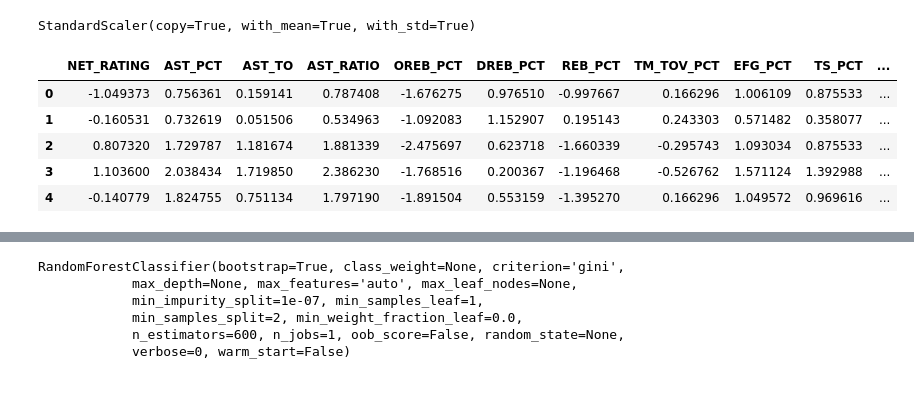
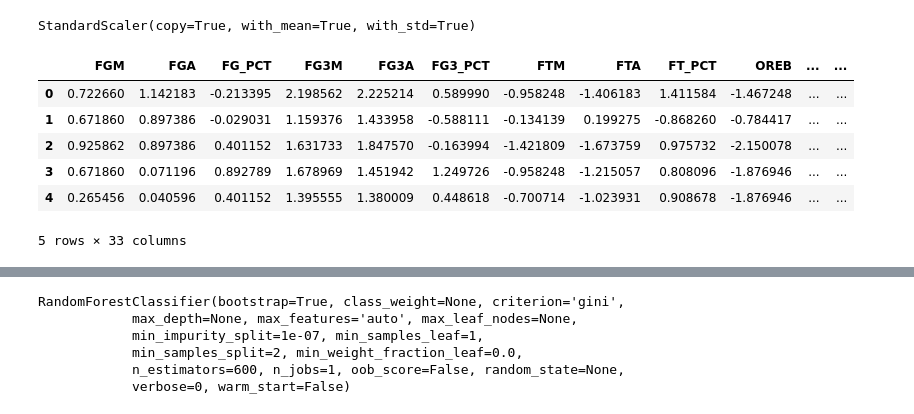
Before and after one commit to parasm/NBAPlayoffPredictor, a Jupyter notebook: playoffs/playoffs_tensor.ipynb, the cells around one changed output, grey strips where cells are left out. Drawn from its saved outputs; the diff is of its cells as text; code cells hidden in the pictures.

```diff
--- a/playoffs/playoffs_tensor.ipynb
+++ b/playoffs/playoffs_tensor.ipynb
@@ -59,3 +60,5 @@ regular_features = regular_stats[['FGM', 'FGA', 'FG_PCT', 'FG3M', 'FG3A', 'FG3_P
 advs_features = advs_stats[['NET_RATING', 'AST_PCT', 'AST_TO',
        'AST_RATIO', 'OREB_PCT', 'DREB_PCT', 'REB_PCT', 'TM_TOV_PCT', 'EFG_PCT',
        'TS_PCT', 'PACE', 'PIE']]
+# %%
+reg_adv = pd.concat([regular_features,advs_features],axis = 1)
@@ -67,21 +90,22 @@ from sklearn.preprocessing import StandardScaler
 # %%
 scaler = StandardScaler()
 # %%
-scaler.fit(advs_features)
+scaler.fit(reg_adv)
 # %% [output]
 StandardScaler(copy=True, with_mean=True, with_std=True)
 # %%
-scaled_features = scaler.fit_transform(advs_features)
+scaled_features = scaler.fit_transform(reg_adv)
 # %%
-df_advs_feat = pd.DataFrame(scaled_features,columns = advs_features.columns)
+df_advs_feat = pd.DataFrame(scaled_features,columns = reg_adv.columns)
 df_advs_feat.head()
 # %% [output]
-|  | NET_RATING | AST_PCT | AST_TO | AST_RATIO | OREB_PCT | DREB_PCT | REB_PCT | TM_TOV_PCT | EFG_PCT | TS_PCT | ... |
-| 0 | -1.049373 | 0.756361 | 0.159141 | 0.787408 | -1.676275 | 0.976510 | -0.997667 | 0.166296 | 1.006109 | 0.875533 | ... |
-| 1 | -0.160531 | 0.732619 | 0.051506 | 0.534963 | -1.092083 | 1.152907 | 0.195143 | 0.243303 | 0.571482 | 0.358077 | ... |
-| 2 | 0.807320 | 1.729787 | 1.181674 | 1.881339 | -2.475697 | 0.623718 | -1.660339 | -0.295743 | 1.093034 | 0.875533 | ... |
-| 3 | 1.103600 | 2.038434 | 1.719850 | 2.386230 | -1.768516 | 0.200367 | -1.196468 | -0.526762 | 1.571124 | 1.392988 | ... |
-| 4 | -0.140779 | 1.824755 | 0.751134 | 1.797190 | -1.891504 | 0.553159 | -1.395270 | 0.166296 | 1.049572 | 0.969616 | ... |
+|  | FGM | FGA | FG_PCT | FG3M | FG3A | FG3_PCT | FTM | FTA | FT_PCT | OREB | ... | ... |
+| 0 | 0.722660 | 1.142183 | -0.213395 | 2.198562 | 2.225214 | 0.589990 | -0.958248 | -1.406183 | 1.411584 | -1.467248 | ... | ... |
+| 1 | 0.671860 | 0.897386 | -0.029031 | 1.159376 | 1.433958 | -0.588111 | -0.134139 | 0.199275 | -0.868260 | -0.784417 | ... | ... |
+| 2 | 0.925862 | 0.897386 | 0.401152 | 1.631733 | 1.847570 | -0.163994 | -1.421809 | -1.673759 | 0.975732 | -2.150078 | ... | ... |
+| 3 | 0.671860 | 0.071196 | 0.892789 | 1.678969 | 1.451942 | 1.249726 | -0.958248 | -1.215057 | 0.808096 | -1.876946 | ... | ... |
+| 4 | 0.265456 | 0.040596 | 0.401152 | 1.395555 | 1.380009 | 0.448618 | -0.700714 | -1.023931 | 0.908678 | -1.876946 | ... | ... |
+5 rows × 33 columns
 # %%
 X = df_advs_feat
 # %%
```
Also changed, not shown: parts of 11 cells of this notebook.
